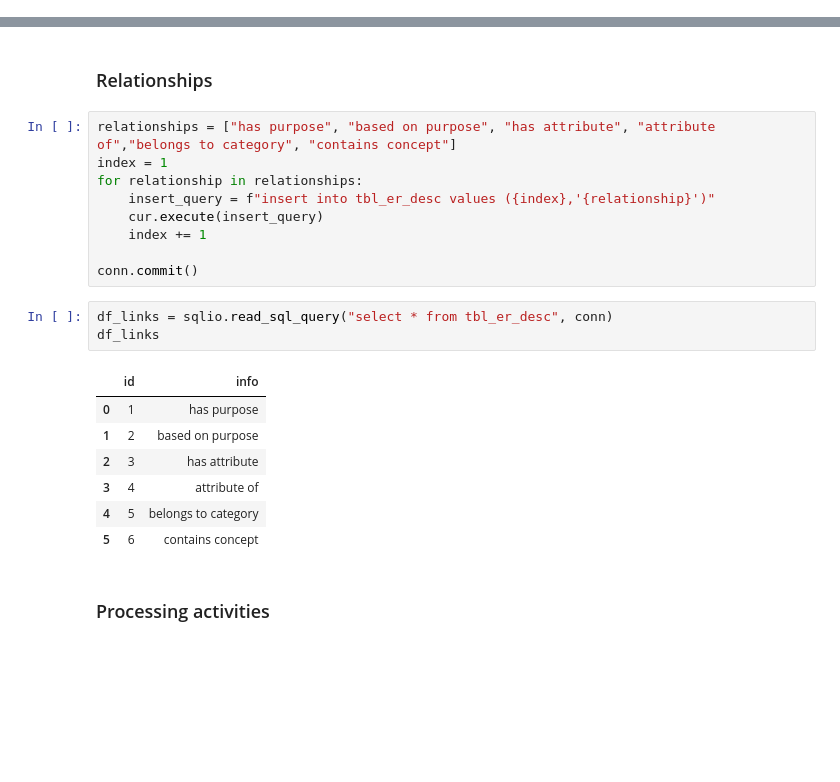
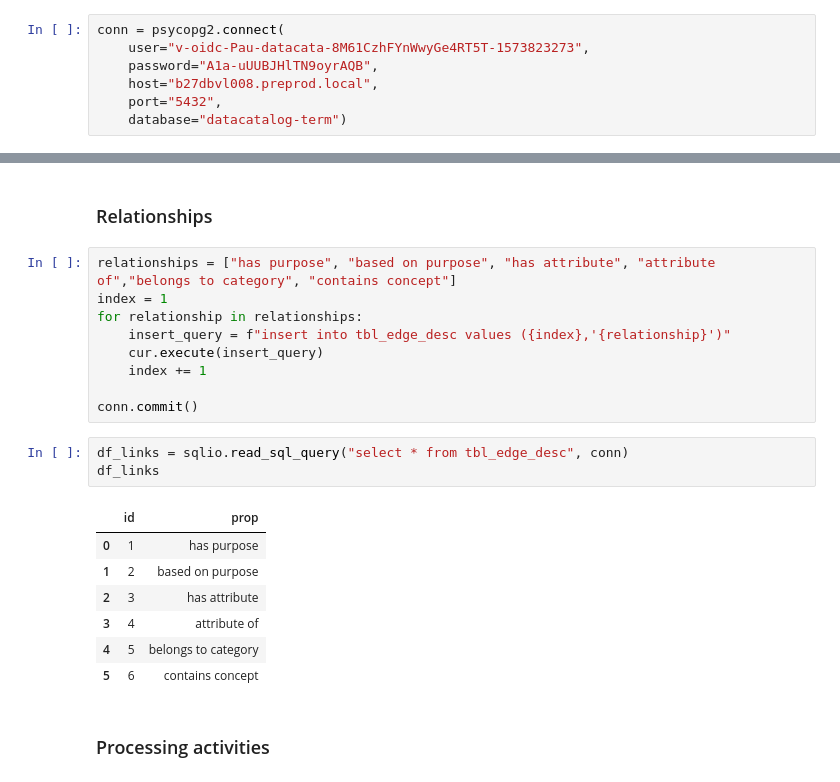
Before and after one commit to navikt/data-catalog-graph, a Jupyter notebook: notebooks/populate database.ipynb, the cells around one changed output, grey strips where cells are left out. Drawn from its saved outputs; the diff is of its cells as text; blank space fills up the shorter version.

```diff
--- a/notebooks/populate database.ipynb
+++ b/notebooks/populate database.ipynb
@@ -18,6 +12,13 @@ conn = psycopg2.connect(
     host="127.0.0.1",
     port="54320",
     database="dcat")
+# %%
+conn = psycopg2.connect(
+    user="v-oidc-Pau-datacata-8M61CzhFYnWwyGe4RT5T-1573823273",
+    password="A1a-uUUBJHlTN9oyrAQB",
+    host="b27dbvl008.preprod.local",
+    port="5432",
+    database="datacatalog-term")
 # %%
 cur = conn.cursor()
 # %%
@@ -61,16 +62,16 @@ xls.sheet_names
 relationships = ["has purpose", "based on purpose", "has attribute", "attribute of","belongs to category", "contains concept"]
 index = 1
 for relationship in relationships:
-    insert_query = f"insert into tbl_er_desc values ({index},'{relationship}')"
+    insert_query = f"insert into tbl_edge_desc values ({index},'{relationship}')"
     cur.execute(insert_query)
     index += 1
 
 conn.commit()
 # %%
-df_links = sqlio.read_sql_query("select * from tbl_er_desc", conn)
+df_links = sqlio.read_sql_query("select * from tbl_edge_desc", conn)
 df_links
 # %% [output]
-|  | id | info |
+|  | id | prop |
 | 0 | 1 | has purpose |
 | 1 | 2 | based on purpose |
 | 2 | 3 | has attribute |
```
Also changed, not shown: parts of 8 cells of this notebook, 10 other files.
